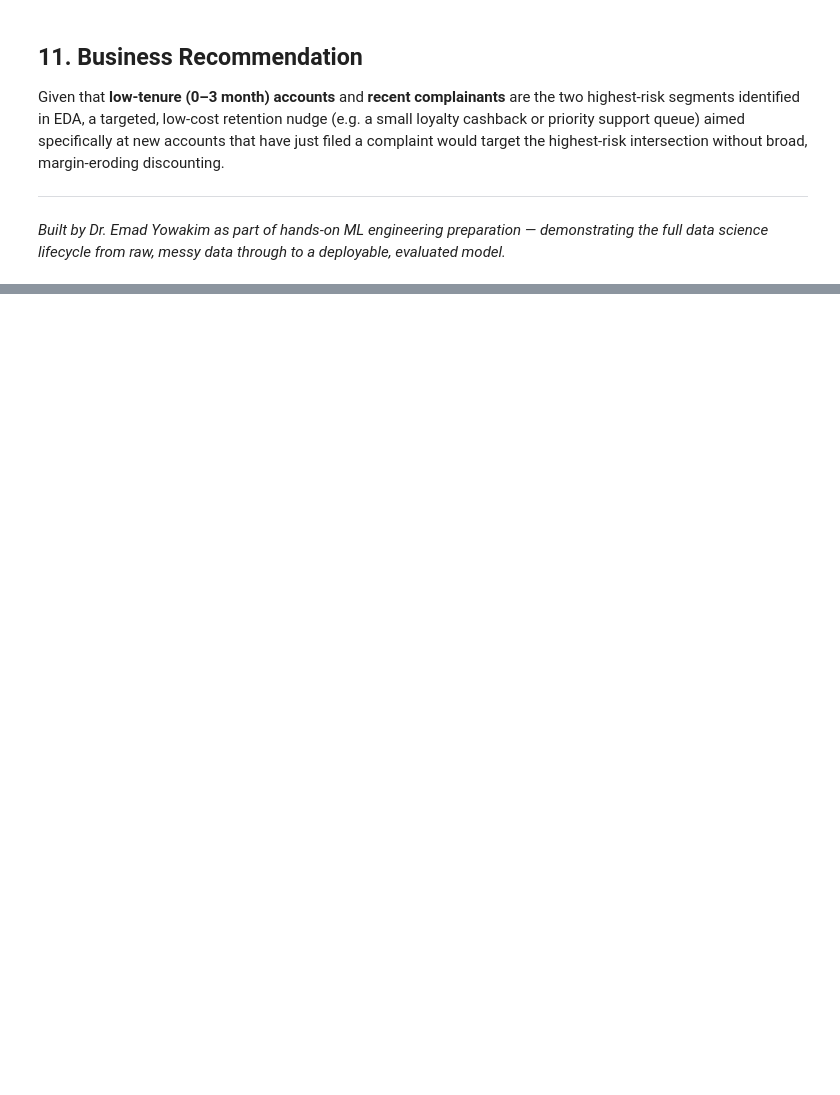
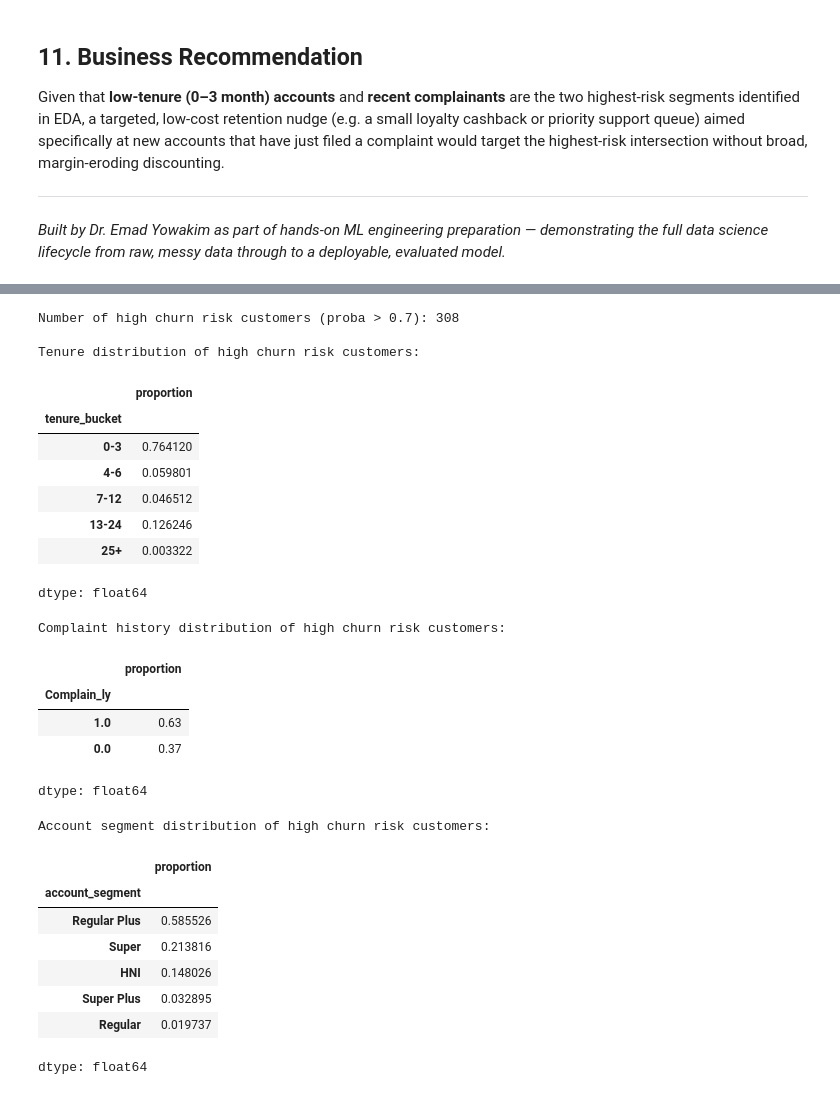
Before and after one commit to emadyowakim/AI-ML, a Jupyter notebook: Churn_Prediction_Colab.ipynb, the cells around one changed output, grey strips where cells are left out. Cells and saved outputs as stored; diff of their text form; code cells hidden in the pictures; blank space fills up the shorter version.

```diff
--- a/Churn_Prediction_Colab.ipynb
+++ b/Churn_Prediction_Colab.ipynb
@@ -517,0 +1087,49 @@ data science lifecycle from raw, messy data through to a deployable, evaluated m
+# %%
+# Get the original data for the test set, including AccountID and other features for analysis
+df_test_original = df.loc[X_test.index].copy()
+
+# Predict churn probabilities for the test set using the best model
+df_test_original['predicted_churn_proba'] = best_pipeline.predict_proba(X_test)[:, 1]
+df_test_original['predicted_churn'] = best_pipeline.predict(X_test)
+
+# Identify customers with a high predicted churn probability (e.g., > 0.7, customizable threshold)
+high_churn_risk_customers = df_test_original[df_test_original['predicted_churn_proba'] > 0.7]
+
+print(f"Number of high churn risk customers (proba > 0.7): {len(high_churn_risk_customers)}")
+
+# Analyze the key segments within these high-churn-risk customers
+print("\nTenure distribution of high churn risk customers:")
+display(high_churn_risk_customers['tenure_bucket'].value_counts(normalize=True).sort_index())
+
+print("\nComplaint history distribution of high churn risk customers:")
+display(high_churn_risk_customers['Complain_ly'].value_counts(normalize=True))
+
+print("\nAccount segment distribution of high churn risk customers:")
+display(high_churn_risk_customers['account_segment'].value_counts(normalize=True))
+# %% [output]
+Number of high churn risk customers (proba > 0.7): 308
+
+Tenure distribution of high churn risk customers:
+|  | proportion |
+| tenure_bucket |  |
+| 0-3 | 0.764120 |
+| 4-6 | 0.059801 |
+| 7-12 | 0.046512 |
+| 13-24 | 0.126246 |
+| 25+ | 0.003322 |
+dtype: float64
+Complaint history distribution of high churn risk customers:
+|  | proportion |
+| Complain_ly |  |
+| 1.0 | 0.63 |
+| 0.0 | 0.37 |
+dtype: float64
+Account segment distribution of high churn risk customers:
+|  | proportion |
+| account_segment |  |
+| Regular Plus | 0.585526 |
+| Super | 0.213816 |
+| HNI | 0.148026 |
+| Super Plus | 0.032895 |
+| Regular | 0.019737 |
+dtype: float64
```
Also changed, not shown: parts of 31 cells of this notebook.
